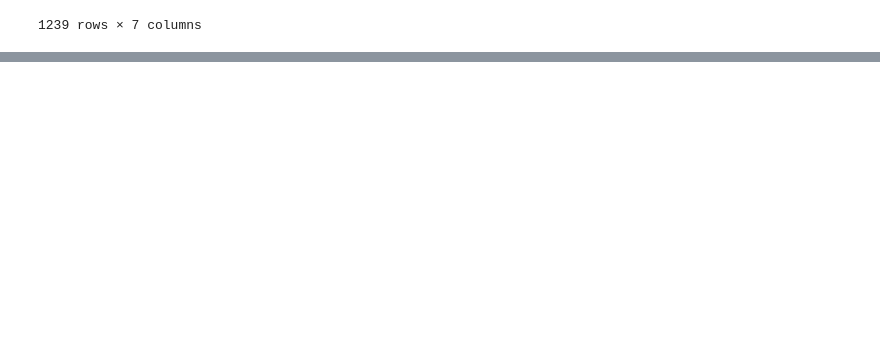
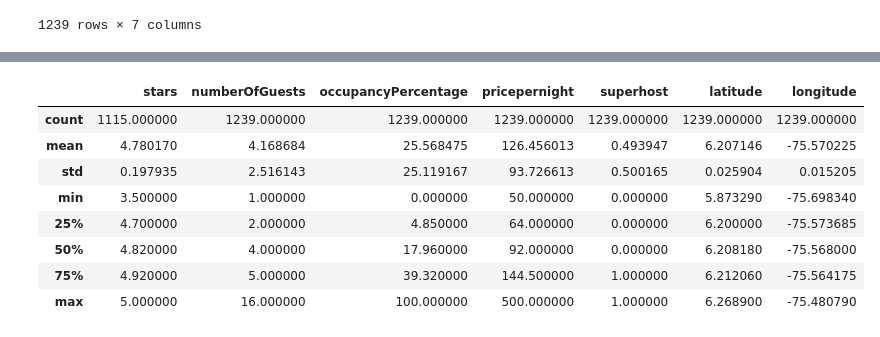
Before and after one commit to manuelarcer/airbnylizer, a Jupyter notebook: eda.ipynb, the cells around one changed output, grey strips where cells are left out. Saved outputs shown, nothing was run; the diff lists cells and outputs as text; code cells hidden in the pictures; blank space fills up the shorter version.

```diff
--- a/eda.ipynb
+++ b/eda.ipynb
@@ -135,0 +100,12 @@ See the caveats in the documentation: https://pandas.pydata.org/pandas-docs/stab
+# %%
+df.describe()
+# %% [output]
+|  | stars | numberOfGuests | occupancyPercentage | pricepernight | superhost | latitude | longitude |
+| count | 1115.000000 | 1239.000000 | 1239.000000 | 1239.000000 | 1239.000000 | 1239.000000 | 1239.000000 |
+| mean | 4.780170 | 4.168684 | 25.568475 | 126.456013 | 0.493947 | 6.207146 | -75.570225 |
+| std | 0.197935 | 2.516143 | 25.119167 | 93.726613 | 0.500165 | 0.025904 | 0.015205 |
+| min | 3.500000 | 1.000000 | 0.000000 | 50.000000 | 0.000000 | 5.873290 | -75.698340 |
+| 25% | 4.700000 | 2.000000 | 4.850000 | 64.000000 | 0.000000 | 6.200000 | -75.573685 |
+| 50% | 4.820000 | 4.000000 | 17.960000 | 92.000000 | 0.000000 | 6.208180 | -75.568000 |
+| 75% | 4.920000 | 5.000000 | 39.320000 | 144.500000 | 1.000000 | 6.212060 | -75.564175 |
+| max | 5.000000 | 16.000000 | 100.000000 | 500.000000 | 1.000000 | 6.268900 | -75.480790 |
```
Also changed, not shown: parts of 6 cells of this notebook.
